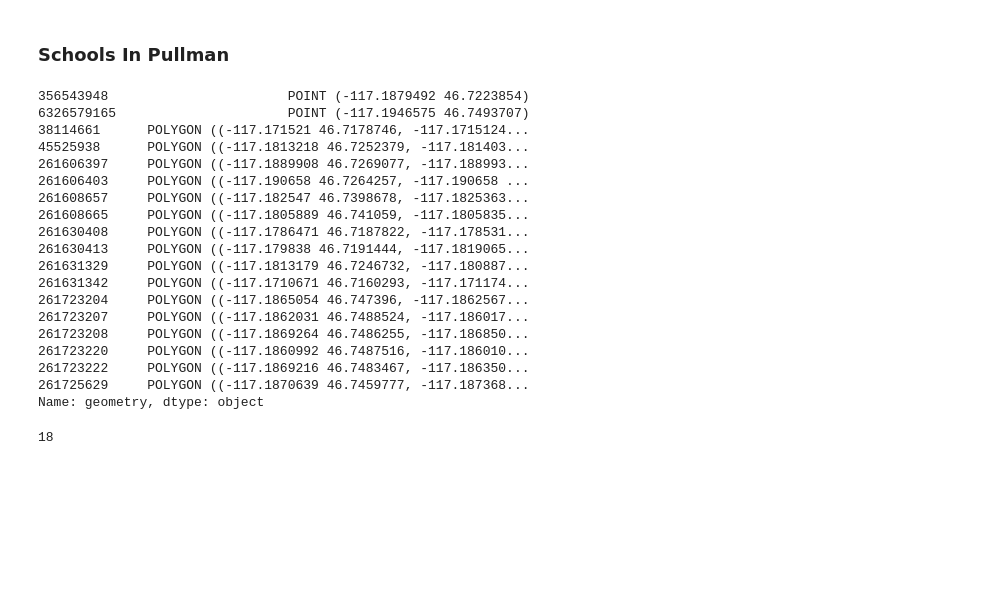
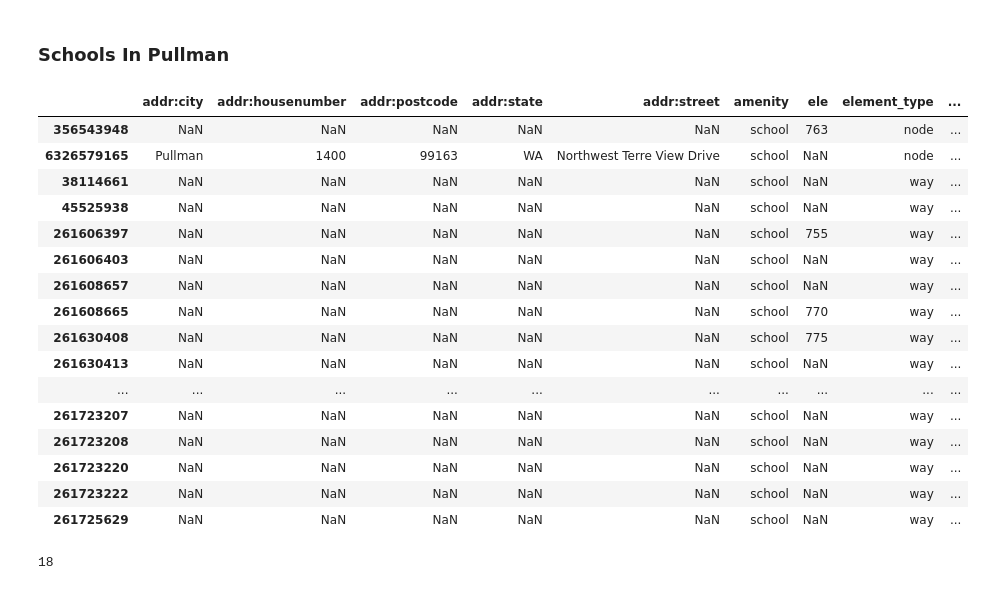
Before and after one commit to deepesh-gupta96/Geo-Realistic-Synthetic-Distribution-Network, a Jupyter notebook: Project.ipynb, the cells around one changed output. Saved outputs shown, nothing was run; the diff lists cells and outputs as text; code cells hidden in the pictures; blank space fills up the shorter version.

```diff
--- a/Project.ipynb
+++ b/Project.ipynb
@@ -252,27 +282,25 @@ ff.plot(ax=ax, color='red', alpha=0.7, markersize=10)
 ### Schools In Pullman
 # %%
 school = ox.pois_from_place('Pullman', amenities=['school'])
-school['geometry']
+school
 # %% [output]
-356543948                       POINT (-117.1879492 46.7223854)
-6326579165                      POINT (-117.1946575 46.7493707)
-38114661      POLYGON ((-117.171521 46.7178746, -117.1715124...
-45525938      POLYGON ((-117.1813218 46.7252379, -117.181403...
-261606397     POLYGON ((-117.1889908 46.7269077, -117.188993...
-261606403     POLYGON ((-117.190658 46.7264257, -117.190658 ...
-261608657     POLYGON ((-117.182547 46.7398678, -117.1825363...
-261608665     POLYGON ((-117.1805889 46.741059, -117.1805835...
-261630408     POLYGON ((-117.1786471 46.7187822, -117.178531...
-261630413     POLYGON ((-117.179838 46.7191444, -117.1819065...
-261631329     POLYGON ((-117.1813179 46.7246732, -117.180887...
-261631342     POLYGON ((-117.1710671 46.7160293, -117.171174...
-261723204     POLYGON ((-117.1865054 46.747396, -117.1862567...
-261723207     POLYGON ((-117.1862031 46.7488524, -117.186017...
-261723208     POLYGON ((-117.1869264 46.7486255, -117.186850...
-261723220     POLYGON ((-117.1860992 46.7487516, -117.186010...
-261723222     POLYGON ((-117.1869216 46.7483467, -117.186350...
-261725629     POLYGON ((-117.1870639 46.7459777, -117.187368...
-Name: geometry, dtype: object
+|  | addr:city | addr:housenumber | addr:postcode | addr:state | addr:street | amenity | ele | element_type | ... |
+| 356543948 | NaN | NaN | NaN | NaN | NaN | school | 763 | node | ... |
+| 6326579165 | Pullman | 1400 | 99163 | WA | Northwest Terre View Drive | school | NaN | node | ... |
+| 38114661 | NaN | NaN | NaN | NaN | NaN | school | NaN | way | ... |
+| 45525938 | NaN | NaN | NaN | NaN | NaN | school | NaN | way | ... |
+| 261606397 | NaN | NaN | NaN | NaN | NaN | school | 755 | way | ... |
+| 261606403 | NaN | NaN | NaN | NaN | NaN | school | NaN | way | ... |
+| 261608657 | NaN | NaN | NaN | NaN | NaN | school | NaN | way | ... |
+| 261608665 | NaN | NaN | NaN | NaN | NaN | school | 770 | way | ... |
+| 261630408 | NaN | NaN | NaN | NaN | NaN | school | 775 | way | ... |
+| 261630413 | NaN | NaN | NaN | NaN | NaN | school | NaN | way | ... |
+| ... | ... | ... | ... | ... | ... | ... | ... | ... | ... |
+| 261723207 | NaN | NaN | NaN | NaN | NaN | school | NaN | way | ... |
+| 261723208 | NaN | NaN | NaN | NaN | NaN | school | NaN | way | ... |
+| 261723220 | NaN | NaN | NaN | NaN | NaN | school | NaN | way | ... |
+| 261723222 | NaN | NaN | NaN | NaN | NaN | school | NaN | way | ... |
+| 261725629 | NaN | NaN | NaN | NaN | NaN | school | NaN | way | ... |
 # %%
 len(school)
 # %% [output]
```
Also changed, not shown: parts of 10 cells of this notebook.
